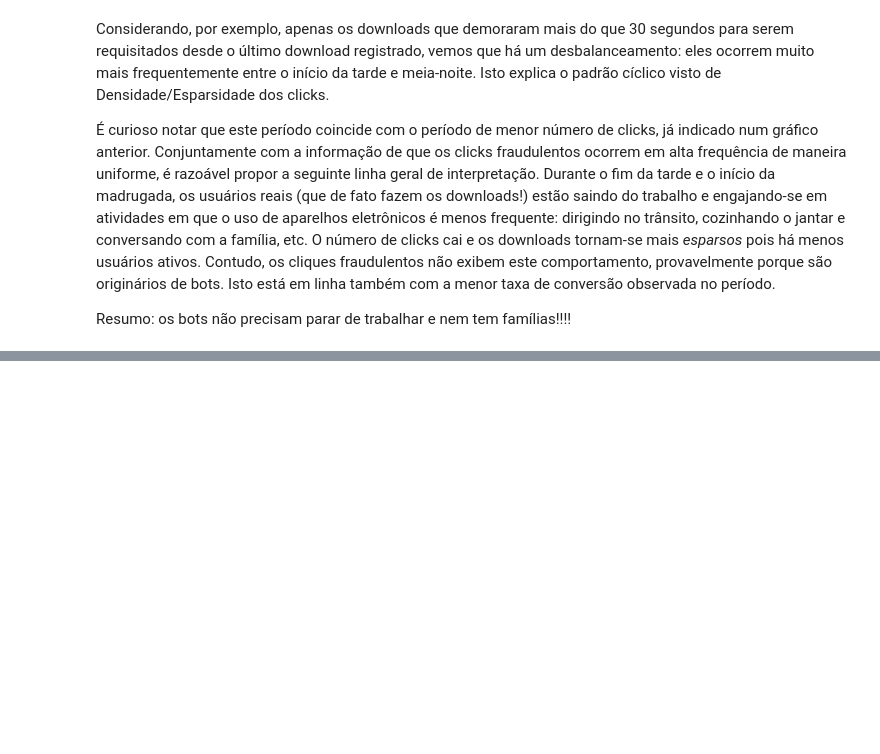
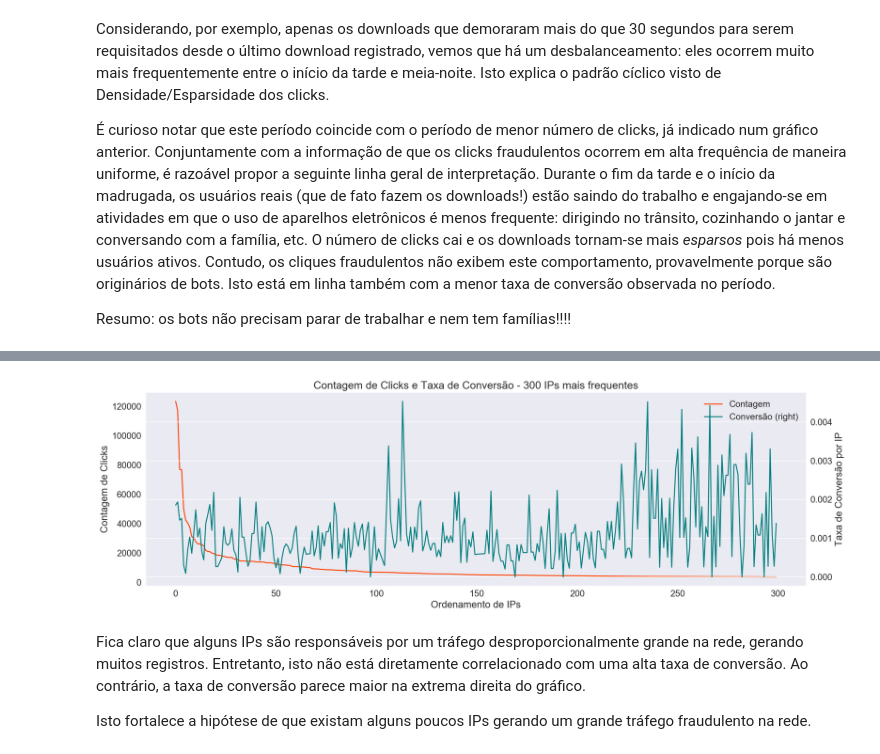
Before and after one commit to rgriva/Kaggle, a Jupyter notebook: EDA-Raul.ipynb, the cells around one changed output, grey strips where cells are left out. Saved outputs shown, nothing was run; the diff lists cells and outputs as text; code cells hidden in the pictures; blank space fills up the shorter version.

Commit message:
Adicionei mais gráficos sobre IPs

```diff
--- a/EDA-Raul.ipynb
+++ b/EDA-Raul.ipynb
@@ -265,0 +294,8 @@ Resumo: os bots não precisam parar de trabalhar e nem tem famílias!!!!
+# %%
+proportion = train[['ip', 'is_attributed']].groupby('ip', as_index=False).mean().sort_values('is_attributed',
+                                                                                             ascending=False)
+counts = train[['ip', 'is_attributed']].groupby('ip', as_index=False).count().sort_values('is_attributed',
+                                                                                          ascending=False)
+merge = counts.merge(proportion, on='ip', how='left')
+merge.columns = ['ip', 'clicks', 'prop']
+merge['downloads'] = merge['clicks']*merge['prop']
@@ -265,0 +311,14 @@ Resumo: os bots não precisam parar de trabalhar e nem tem famílias!!!!
+# %%
+# Plotando o número de clicks e a proporção de downloads (Taxa de Conversão por IP)
+limit = 300
+ax1 = merge.clicks[:limit].plot(figsize = (20,6), color = 'orangered', legend = True, label = 'Contagem')
+ax2 = merge.prop[:limit].plot(color = 'teal', secondary_y = True, legend = True, label = 'Conversão')
+ax1.set(title = 'Contagem de Clicks e Taxa de Conversão - ' + str(limit) + ' IPs mais frequentes',
+        xlabel = 'Ordenamento de IPs', ylabel = 'Contagem de Clicks');
+ax2.set(ylabel = 'Taxa de Conversão por IP');
+# %% [output]
+[figure, added]
+# %% [markdown]
+Fica claro que alguns IPs são responsáveis por um tráfego desproporcionalmente grande na rede, gerando muitos registros. Entretanto, isto não está diretamente correlacionado com uma alta taxa de conversão. Ao contrário, a taxa de conversão parece maior na extrema direita do gráfico.
+
+Isto fortalece a hipótese de que existam alguns poucos IPs gerando um grande tráfego fraudulento na rede.
```
Also changed, not shown: parts of 12 cells of this notebook.
